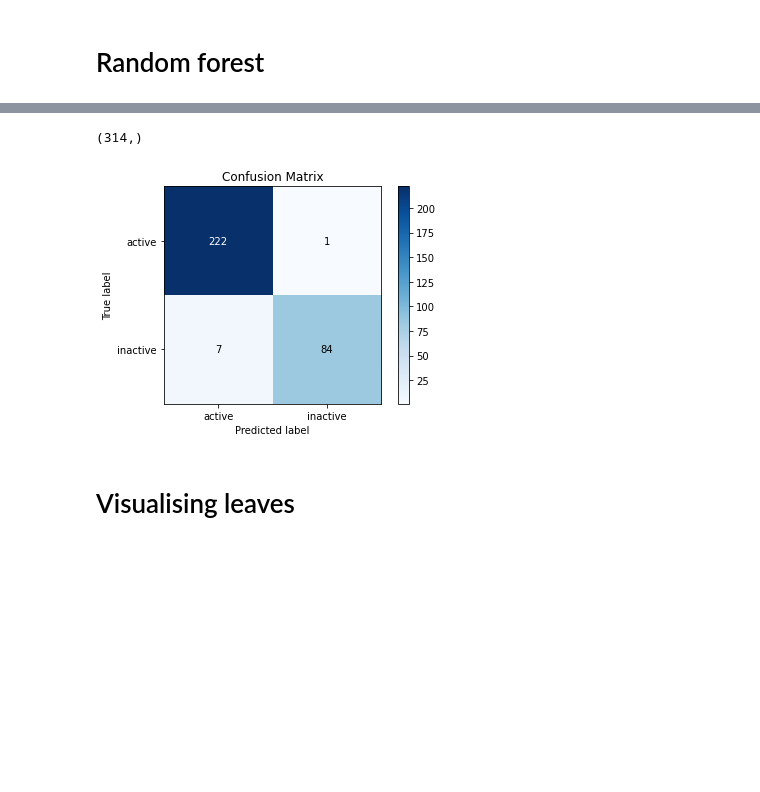
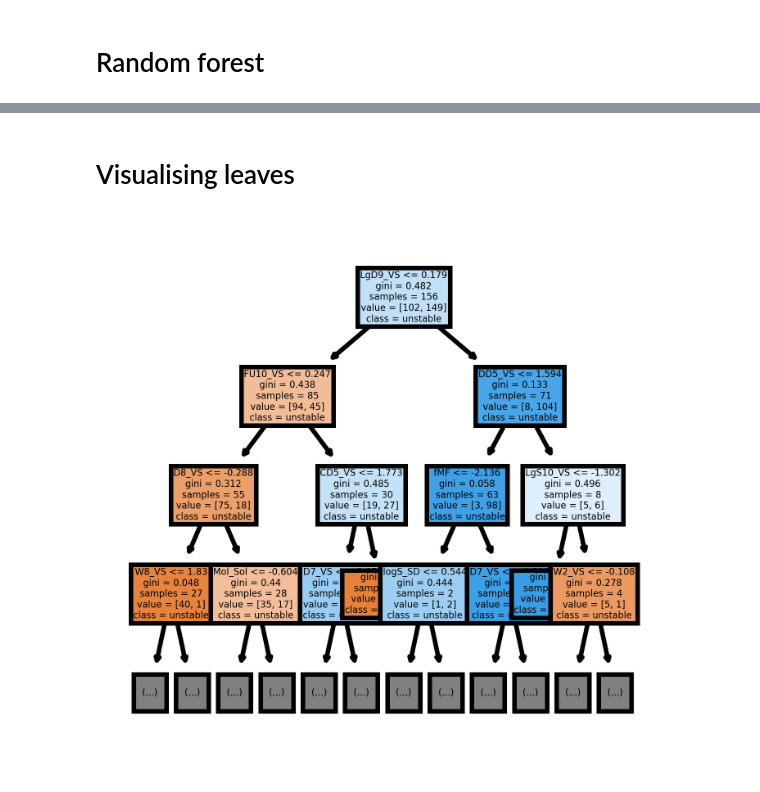
Before and after one commit to hskaushik/deepchem_learning, a Jupyter notebook: project1/RandomForest_PP_Clearance_classifier.ipynb, the cells around one changed output, grey strips where cells are left out. Drawn from its saved outputs; the diff is of its cells as text; code cells hidden in the pictures; blank space fills up the shorter version.

```diff
--- a/project1/RandomForest_PP_Clearance_classifier.ipynb
+++ b/project1/RandomForest_PP_Clearance_classifier.ipynb
@@ -214,32 +208,54 @@ X_valid_norm = sc.fit_transform(X_valid)
-# %%
-Y_valid_pred = regressor.predict(X_valid_norm)
-print(Y_valid_pred.shape)
-
-skplt.metrics.plot_confusion_matrix(y_valid, Y_valid_pred)
-# skplt.metrics.plot_roc(y_valid, Y_valid_pred)
-plt.show()
-# %% [output]
-(314,)
-[figure, removed]
 # %% [markdown]
 # Visualising leaves
 # %%
-# estimator = regressor.estimators_[1]
-# # print(estimator)
-# allMerged.columns[2:]
-# allMerged.columns[1]
+# def top2_important_properties(estimator):
+#     """
+#     Takes estimator as input and returns top2 important properties for that given estimator
+#     """
+#     important_properties = pd.DataFrame({"Descriptors" : allMerged.columns[2:], "importance" : estimator.feature_importances_})
+#     Top2_properties = important_properties.sort_values(by=['importance'], ascending=False, ignore_index=True)[:2]
+#     return Top2_properties
+
+# # print(len(regressor.estimators_))
+
+# first_time=True
+
+# for f in range(0,10,1):
+#     estimator = regressor.estimators_[f]
+#     allMerged.columns[2:]
+#     allMerged.columns[1]
+#     if first_time:
+#         concat_top2 = top2_important_properties(estimator)
+#         first_time=False
+#     else:
+#         temp_top2 = top2_important_properties(estimator)
+# #         print(type(temp_top2))
+# #         print(type(concat_top2))
+#         print("temp_top2 is ", temp_top2)
+#         concat_top2.append(temp_top2)
+
+
+# print("Done with loop")
+# print(concat_top2)
+
+estimator = regressor.estimators_[1]
+# print(estimator)
+allMerged.columns[2:]
+allMerged.columns[1]
 
 # print(allMerged['class'])
 
-# fn=allMerged.columns[2:]
-# cn=allMerged.columns[1]
-# from sklearn import tree
+fn=allMerged.iloc[:, 2:,].columns
+cn=allMerged['class']
 
-# fig, axes = plt.subplots(nrows = 1,ncols = 1,figsize = (2,2), dpi=600)
-# tree.plot_tree(estimator,
-#                feature_names = fn,
-#                class_names=cn,
-#                filled = True,
-#                max_depth=2,
-#                fontsize = 2.5);
-# fig.savefig('RandomForest_PP_Clearance_classifier.png')
+from sklearn import tree
+fig, axes = plt.subplots(nrows = 1,ncols = 1,figsize = (2,2), dpi=800)
+tree.plot_tree(estimator,
+               feature_names = fn,
+               class_names=cn,
+               filled = True,
+               max_depth=3,
+               fontsize = 2.0);
+fig.savefig('RandomForest_PP_Clearance_classifier.png')
+# %% [output]
+[figure, added]
```
Also changed, not shown: parts of 12 cells of this notebook, 8 other files.
